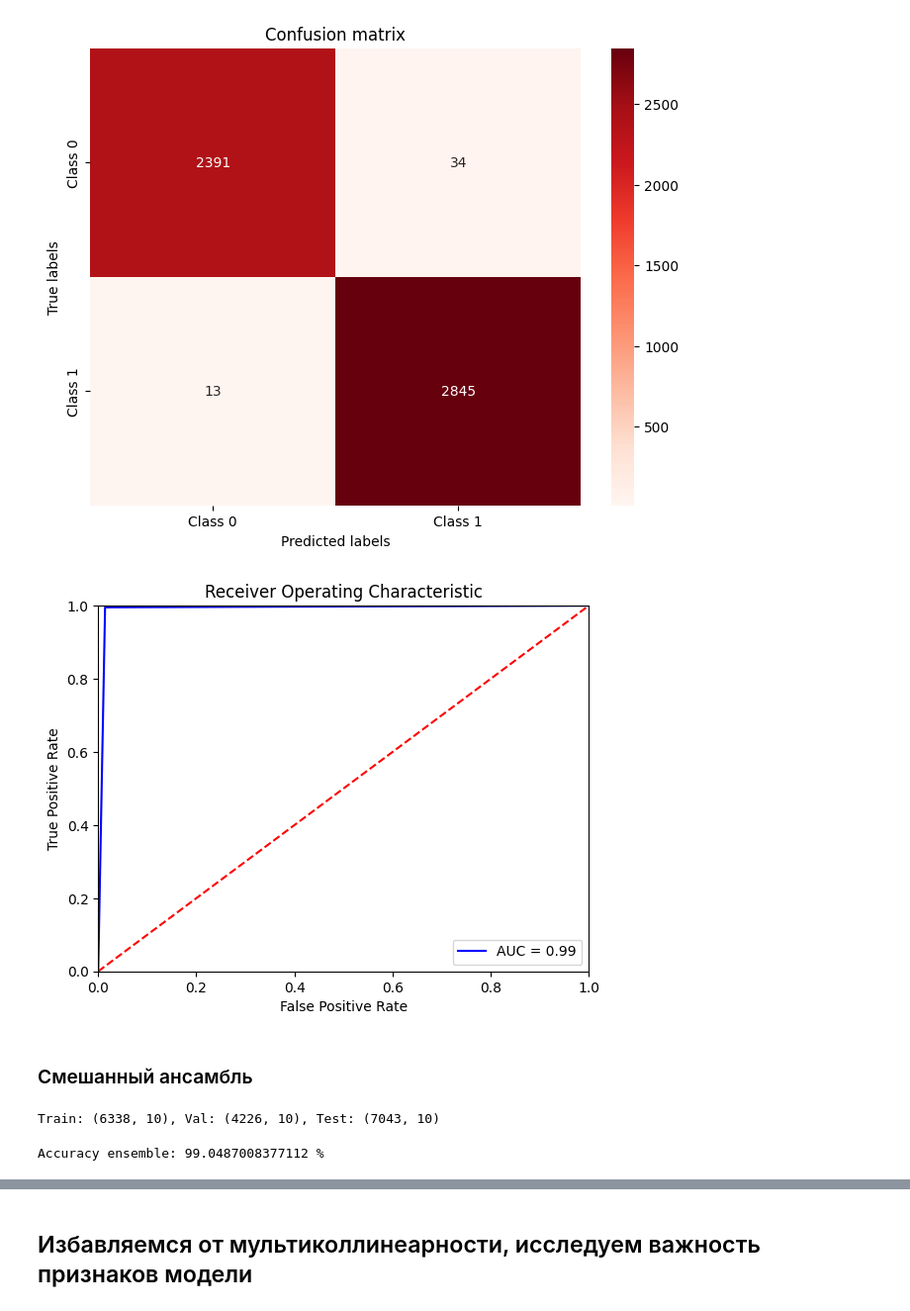
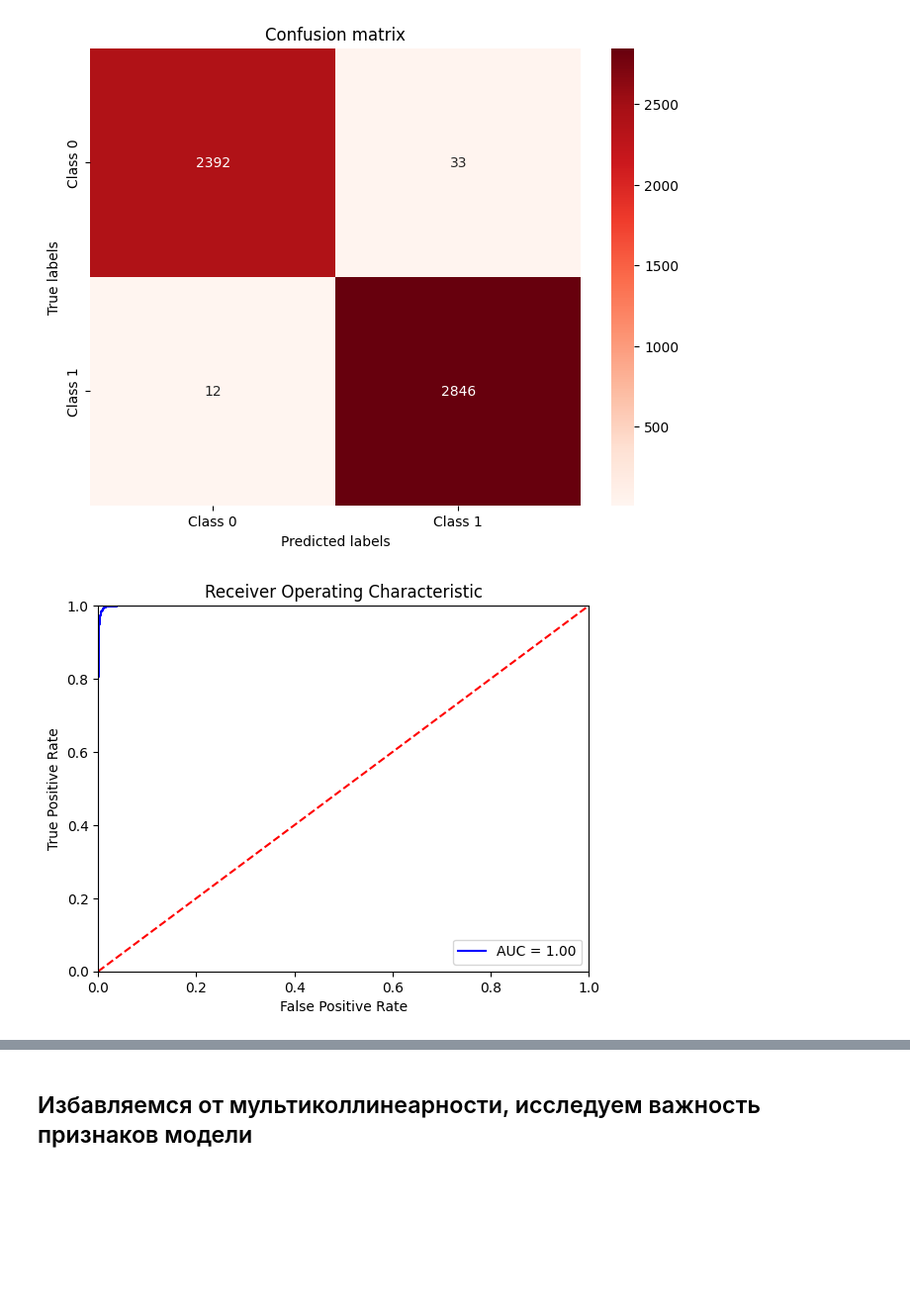
Before and after one commit to DronBit/Classification-of-Rice-Types, a Jupyter notebook: Classification of Rice Types.ipynb, the cells around one changed output, grey strips where cells are left out. Shown at 99% size. Saved outputs shown, nothing was run; the diff lists cells and outputs as text; code cells hidden in the pictures; blank space fills up the shorter version.

```diff
--- a/Classification of Rice Types.ipynb
+++ b/Classification of Rice Types.ipynb
@@ -1401,12 +1528,21 @@ def get_models():
 def fit_predict_ensemble(models, X_train, X_test, y_train):
     X_ensamble = []
     for name, model in models:
-        model.fit(x_train, y_train)
+        model.fit(X_train, y_train)
         y_pred = model.predict(X_test)
         X_ensamble.append(y_pred)
 
     return np.array(X_ensamble)
+
+def fit_predict_ensemble_proba(models, X_train, X_test, y_train):
+    X_ensamble = []
+    for name, model in models:
+        model.fit(X_train, y_train)
+        y_pred_proba = model.predict_proba(X_test)
+        X_ensamble.append(y_pred_proba)
+
+    return np.array(X_ensamble)
 # %%
 models = get_models()
 new_model = fit_predict_ensemble(models, x_train, x_test, y_train)
-print(new_model.shape)
+new_model_proba = fit_predict_ensemble_proba(models, x_train, x_test, y_train)
@@ -1444,22 +1582,22 @@ plt.show()
 # %% [output]
 [figure]
 # %%
-def plot_roc_curve(y_true, preds):
+def plot_roc_curve_ensemble(y_true, model, X_test):
+    probs = np.mean(new_model_proba, axis=0)
+    preds = probs[:,1]
     fpr, tpr, threshold = roc_curve(y_test, preds)
     roc_auc = auc(fpr, tpr)
 
     plt.title('Receiver Operating Characteristic')
     plt.plot(fpr, tpr, 'b', label = 'AUC = %0.2f' % roc_auc)
     plt.legend(loc = 'lower right')
     plt.plot([0, 1], [0, 1],'r--')
     plt.xlim([0, 1])
     plt.ylim([0, 1])
     plt.ylabel('True Positive Rate')
     plt.xlabel('False Positive Rate')
     plt.show()
 
-plot_roc_curve(y_test, all_pred)
+plot_roc_curve_ensemble(y_test, new_model_proba, x_test)
 # %% [output]
-[figure, old version]
+[figure, new version]
-# %% [markdown]
-### Смешанный ансамбль
@@ -1511,12 +1603,0 @@ x_train, x_val, y_train, y_val = train_test_split(x_train, y_train, test_size=0.
-# %%
-print('Train: %s, Val: %s, Test: %s' % (x_train.shape, x_val.shape, x_test.shape))
-# %% [output]
-Train: (6338, 10), Val: (4226, 10), Test: (7043, 10)
-# %%
-models = get_models()
-new_model = fit_ensemble(models, x_train, x_val, y_train, y_val)
-y_pred_ensemble, X_meta = predict_ensemble(models, new_model, x_test)
-score = accuracy_score(y_test, y_pred_ensemble)
-print(f'Accuracy ensemble: {score*100} %')
-# %% [output]
-Accuracy ensemble: 99.0487008377112 %
```
Also changed, not shown: parts of 50 cells of this notebook.
